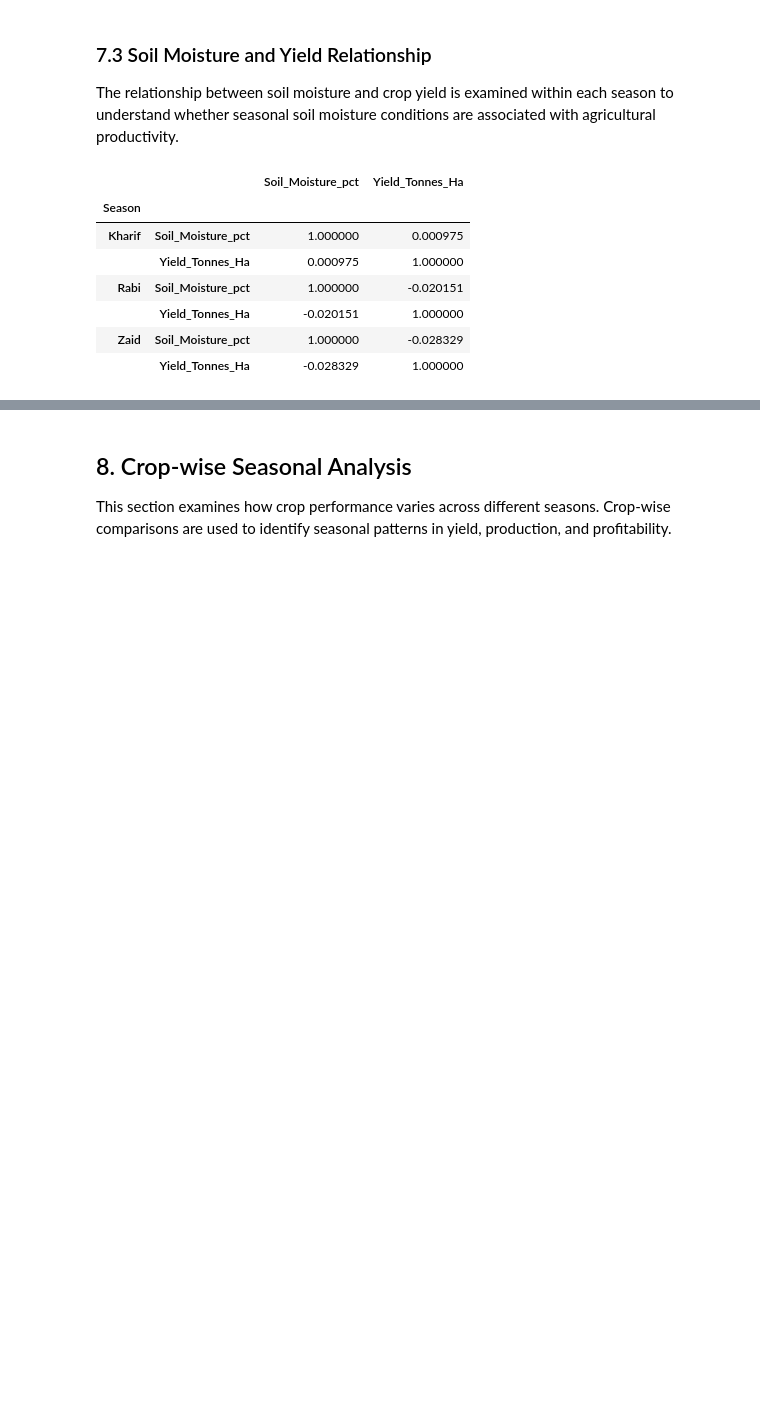
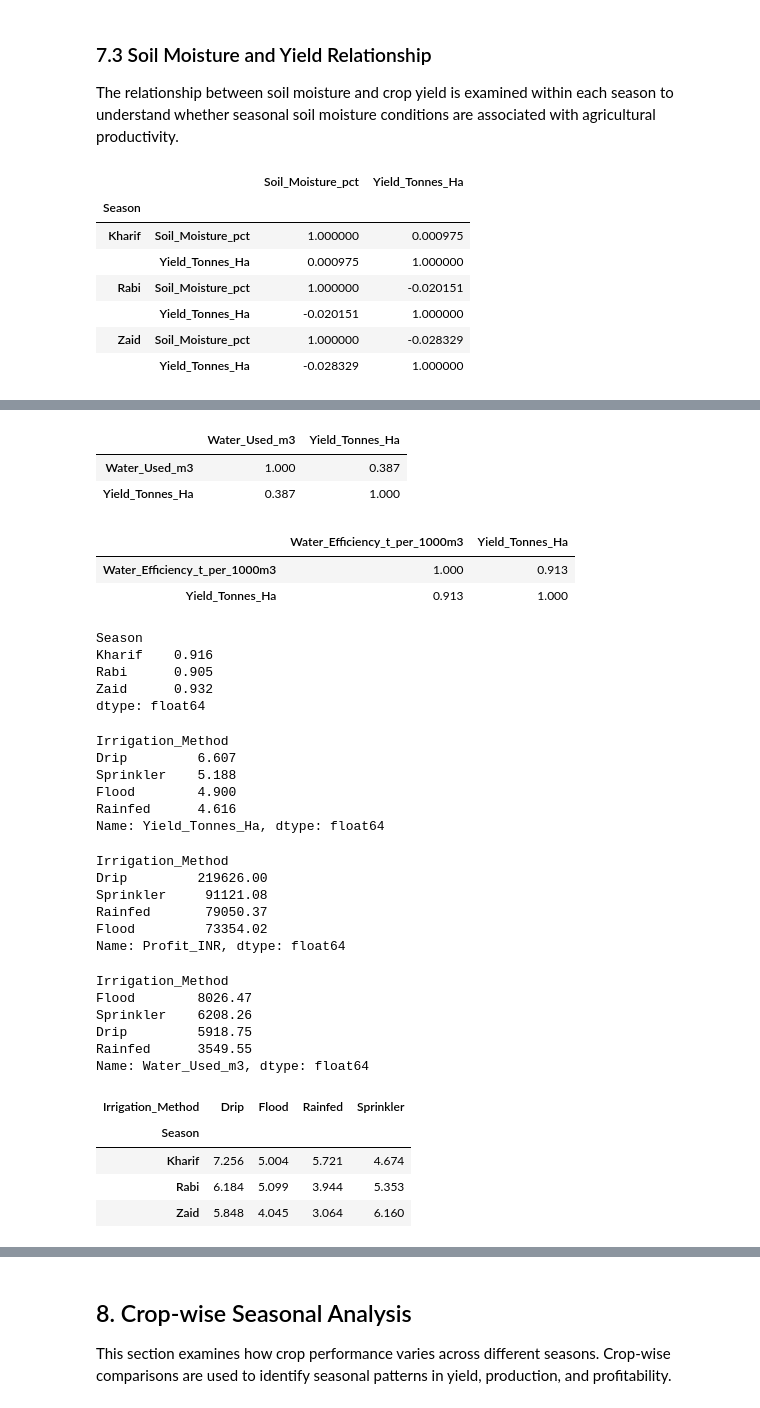
Before and after one commit to adishukla10/Seasonal-Agriculture-Performance-Analysis, a Jupyter notebook: Seasonal_Agriculture_Performance_Analysis.ipynb, the cells around one changed output, grey strips where cells are left out. Saved outputs shown, nothing was run; the diff lists cells and outputs as text; code cells hidden in the pictures; blank space fills up the shorter version.

```diff
--- a/Seasonal_Agriculture_Performance_Analysis.ipynb
+++ b/Seasonal_Agriculture_Performance_Analysis.ipynb
@@ -442,0 +486,57 @@ df.groupby("Season")[["Soil_Moisture_pct", "Yield_Tonnes_Ha"]].corr()
+# %%
+df[["Water_Used_m3", "Yield_Tonnes_Ha"]].corr().round(3)
+# %% [output]
+|  | Water_Used_m3 | Yield_Tonnes_Ha |
+| Water_Used_m3 | 1.000 | 0.387 |
+| Yield_Tonnes_Ha | 0.387 | 1.000 |
+# %%
+df[["Water_Efficiency_t_per_1000m3", "Yield_Tonnes_Ha"]].corr().round(3)
+# %% [output]
+|  | Water_Efficiency_t_per_1000m3 | Yield_Tonnes_Ha |
+| Water_Efficiency_t_per_1000m3 | 1.000 | 0.913 |
+| Yield_Tonnes_Ha | 0.913 | 1.000 |
+# %%
+df.groupby("Season").apply(
+    lambda x: x["Water_Efficiency_t_per_1000m3"].corr(x["Yield_Tonnes_Ha"])
+).round(3)
+# %% [output]
+Season
+Kharif    0.916
+Rabi      0.905
+Zaid      0.932
+dtype: float64
+# %%
+df.groupby("Irrigation_Method")["Yield_Tonnes_Ha"].mean().sort_values(ascending=False).round(3)
+# %% [output]
+Irrigation_Method
+Drip         6.607
+Sprinkler    5.188
+Flood        4.900
+Rainfed      4.616
+Name: Yield_Tonnes_Ha, dtype: float64
+# %%
+df.groupby("Irrigation_Method")["Profit_INR"].mean().sort_values(ascending=False).round(2)
+# %% [output]
+Irrigation_Method
+Drip         219626.00
+Sprinkler     91121.08
+Rainfed       79050.37
+Flood         73354.02
+Name: Profit_INR, dtype: float64
+# %%
+df.groupby("Irrigation_Method")["Water_Used_m3"].mean().sort_values(ascending=False).round(2)
+# %% [output]
+Irrigation_Method
+Flood        8026.47
+Sprinkler    6208.26
+Drip         5918.75
+Rainfed      3549.55
+Name: Water_Used_m3, dtype: float64
+# %%
+df.groupby(["Season", "Irrigation_Method"])["Yield_Tonnes_Ha"].mean().round(3).unstack()
+# %% [output]
+| Irrigation_Method | Drip | Flood | Rainfed | Sprinkler |
+| Season |  |  |  |  |
+| Kharif | 7.256 | 5.004 | 5.721 | 4.674 |
+| Rabi | 6.184 | 5.099 | 3.944 | 5.353 |
+| Zaid | 5.848 | 4.045 | 3.064 | 6.160 |
```
Also changed, not shown: parts of 7 cells of this notebook, 1 other file.
